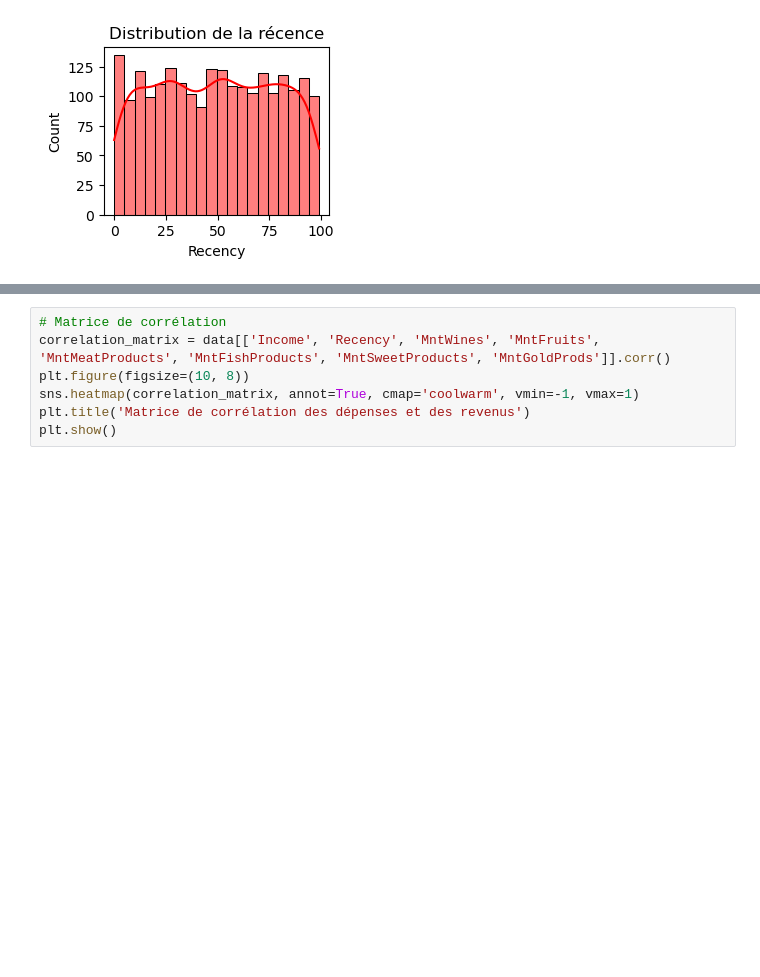
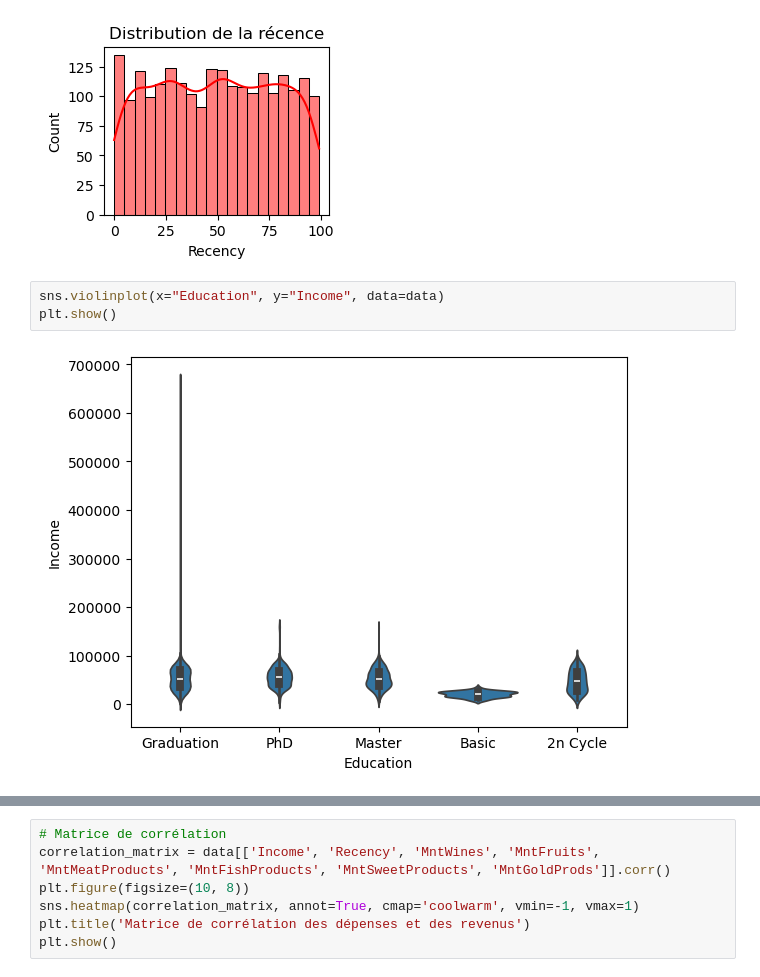
Before and after one commit to GiovanniTafita/segmentationClientele, a Jupyter notebook: notebooks/visualisationdesDistributions.ipynb, the cells around one changed output, grey strips where cells are left out. Drawn from its saved outputs; the diff is of its cells as text; blank space fills up the shorter version.

Commit message:
visualisation des Distributions ok

```diff
--- a/notebooks/visualisationdesDistributions.ipynb
+++ b/notebooks/visualisationdesDistributions.ipynb
@@ -73,3 +73,8 @@ plt.title('Distribution de la récence')
 # %% [output]
 Text(0.5, 1.0, 'Distribution de la récence')
 [figure]
+# %%
+sns.violinplot(x="Education", y="Income", data=data)
+plt.show()
+# %% [output]
+[figure, added]
```
Also changed, not shown: parts of 7 cells of this notebook.
